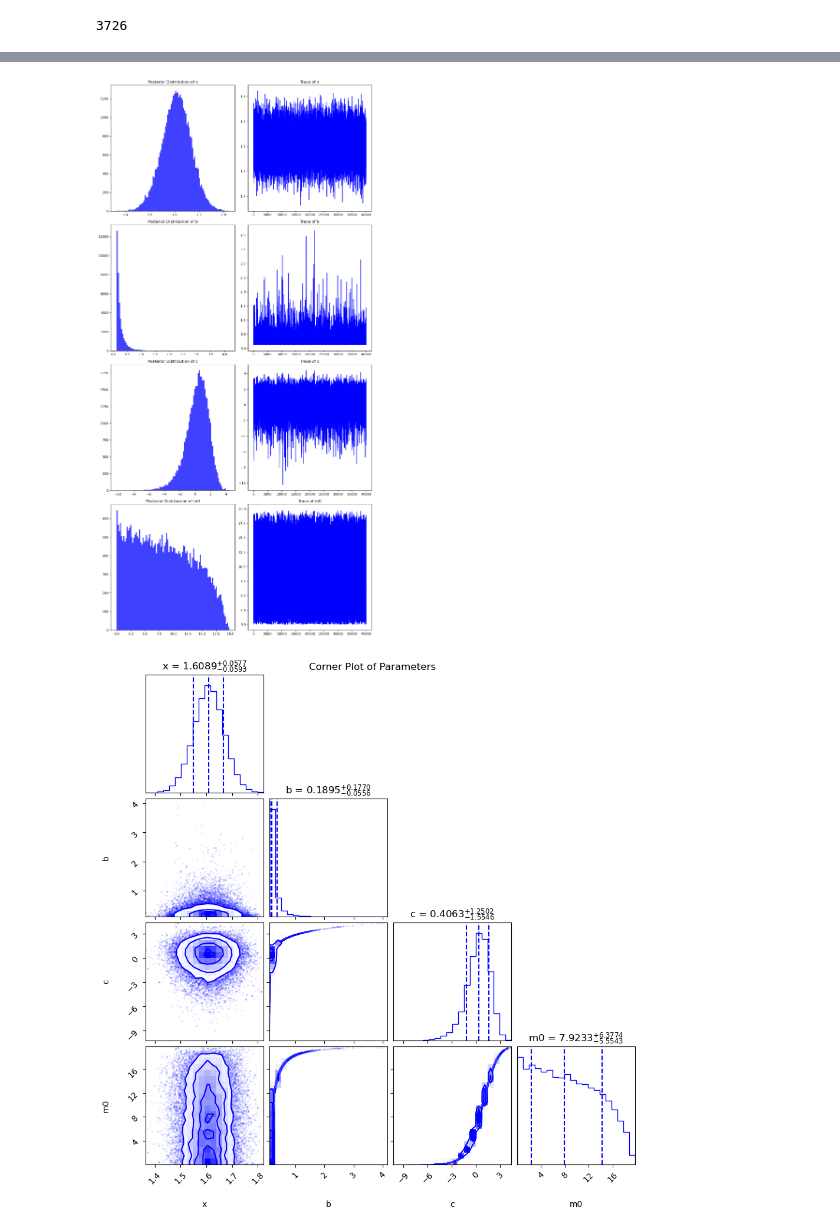
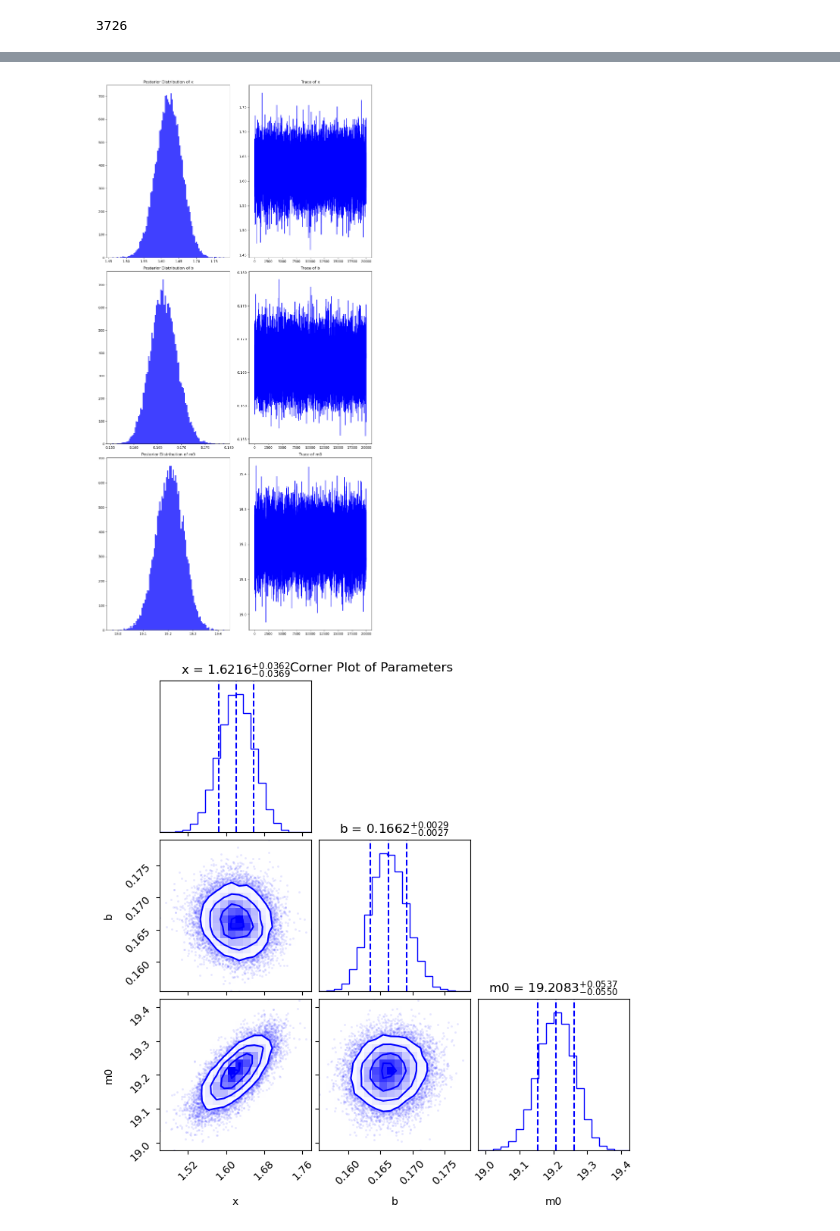
Before and after one commit to XuZhaozhong-1/DESI-ZTF, a Jupyter notebook: DESI-ZTF-2/MCMC-Selection func.ipynb, the cells around one changed output, grey strips where cells are left out. Drawn from its saved outputs; the diff is of its cells as text; code cells hidden in the pictures.

Commit message:
new likelihood

```diff
--- a/DESI-ZTF-2/MCMC-Selection func.ipynb
+++ b/DESI-ZTF-2/MCMC-Selection func.ipynb
@@ -124,17 +115,17 @@ def eff(m,b,m0):
     eff = jnp.where(m < m0, 1,jnp.where(m < 23.1,10**(-b*(m-m0)/2.5),0))
     return eff
 
-ln_posterior = fitting.ln_posterior(eff)
+ln_posterior = fitting2.ln_posterior(eff)
 
-def model(apr_mag, k, mu, apr_mag_err):
-    x = numpyro.sample('x', dist.Uniform(0,3))
+def model(apr_mag, k, mu):
+    x = numpyro.sample('x', dist.Uniform(-3,3))
     m0 = numpyro.sample('m0', dist.Uniform(0, 20))
-    c = numpyro.sample('c', dist.Uniform(-100, 100))
-    fraction = 0.014
+    b = numpyro.sample('b', dist.Uniform(0, 3))
+    #fraction = 0.014
     #x = 1.85
     #m0 = 18.179295603378442
     #b = 0.5461566287177613
     #log_likelihood = -(x-5)**2-(m0-2)**2-(b-10)**2
-    log_likelihood = ln_posterior(m0, c, x, apr_mag, k, mu, apr_mag_err,fraction)
+    log_likelihood = ln_posterior(m0, b, x, apr_mag, k, mu,fraction=0.014)
 
     numpyro.factor("log_likelihood",log_likelihood)
@@ -141,15 +142,15 @@ def model(apr_mag, k, mu, apr_mag_err):
 # %%
 rng_key = random.PRNGKey(0)
 # Sampler configuration
-num_warmup, num_samples = 20000, 40000
+num_warmup, num_samples = 10000, 20000
 i_start = 0
-i_end = i_start+1000
+#i_end = i_start+100
 # Initialize batch parameters for the entire datasetw
 
 init_params = {
-    'x': 1.70 * jnp.ones((1,)),
-    'm0': 18.54 * jnp.ones((1,)),
-    'c': 0.4 * jnp.ones((1,)),
+    'x': 0 * jnp.ones((1,)),
+    'm0': 10 * jnp.ones((1,)),
+    'b': 0.5 * jnp.ones((1,)),
 }
 
 # Set up the NUTS sampler
@@ -159,7 +160,7 @@ mcmc = MCMC(kernel, num_warmup=num_warmup, num_samples=num_samples, num_chains=1
 
 # Run the sampler over thswwe entire dataset
 #mcmc.run(rng_key, apr_mag_g, apr_mag_g_err, k_gg, apr_mag_r, apr_mag_r_err, k_rr, d,z, 22.5, init_params=init_params)
-mcmc.run(rng_key, apr_mag_r[i_start:i_end],k_rr[i_start:i_end],d_desi[i_start:i_end],apr_mag_r_err[i_start:i_end])
+mcmc.run(rng_key, apr_mag_r,k_rr,d_desi)
 # Get samples
 samples = mcmc.get_samples()
 # Optionally, process or save your samples
@@ -199,47 +210,47 @@ Poisson term Traced<ShapedArray(float64[])>with<JVPTrace(level=5/0)> with
 # %%
 # Extract the chains and parameters
 samples = mcmc.get_samples()
 x = samples['x']
 m0 = samples['m0']
-c = samples['c']
-b = np.exp(c)/m0
+b = samples['b']
+#b = np.exp(c)/m0
 #c = 10**(b*m0)
 
 # Creating a figure to hold the subplots
-fig, axs = plt.subplots(4, 2, figsize=(12, 24))
+fig, axs = plt.subplots(3, 2, figsize=(12, 24))
 
 # Helper function to plot histograms and traces
 def plot_param(ax, data, title):
     ax[0].hist(data, bins=100, alpha=0.75, color='blue')
     ax[0].set_title(f'Posterior Distribution of {title}')
     ax[1].plot(data, color='blue')
     ax[1].set_title(f'Trace of {title}')
 
 # Plotting each parameter
 plot_param(axs[0], x, 'x')
 plot_param(axs[1], b, 'b')
 #plot_param(axs[2],a,'a')
 #plot_param(axs[2],b,'b')
-plot_param(axs[2],c,'c')
-plot_param(axs[3],m0,'m0')
+#plot_param(axs[2],c,'c')
+plot_param(axs[2],m0,'m0')
 
 
 # Adjust layout to prevent overlap
 plt.tight_layout()
 plt.show()
 # %% [output]
-[figure, old version]
+[figure, new version]
 # %%
 import corner
 # Extract samples for plotting
 #samples = np.vstack((x, m0)).T
-samples = np.vstack((x,b,c,m0)).T
+samples = np.vstack((x,b,m0)).T
 # Create a corner plot
-fig = corner.corner(samples, labels=['x','b','c','m0'],
+fig = corner.corner(samples, labels=['x','b','m0'],
                     show_titles=True,quantiles=[0.16, 0.5, 0.84],
                        plot_contours=True, color='blue', title_kwargs={"fontsize": 12},title_fmt=".4f")
 
 fig.suptitle('Corner Plot of Parameters')
 fig.show()
 # %% [output]
-[figure, old version]
+[figure, new version]
```
Also changed, not shown: parts of 3 cells of this notebook, 2 other files.
